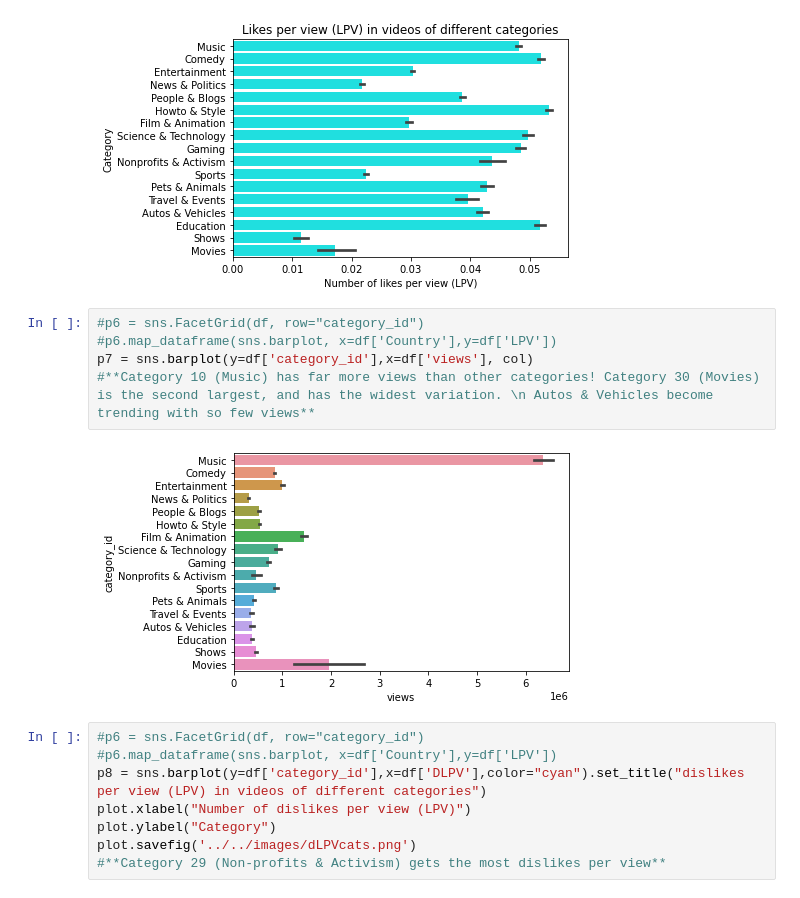
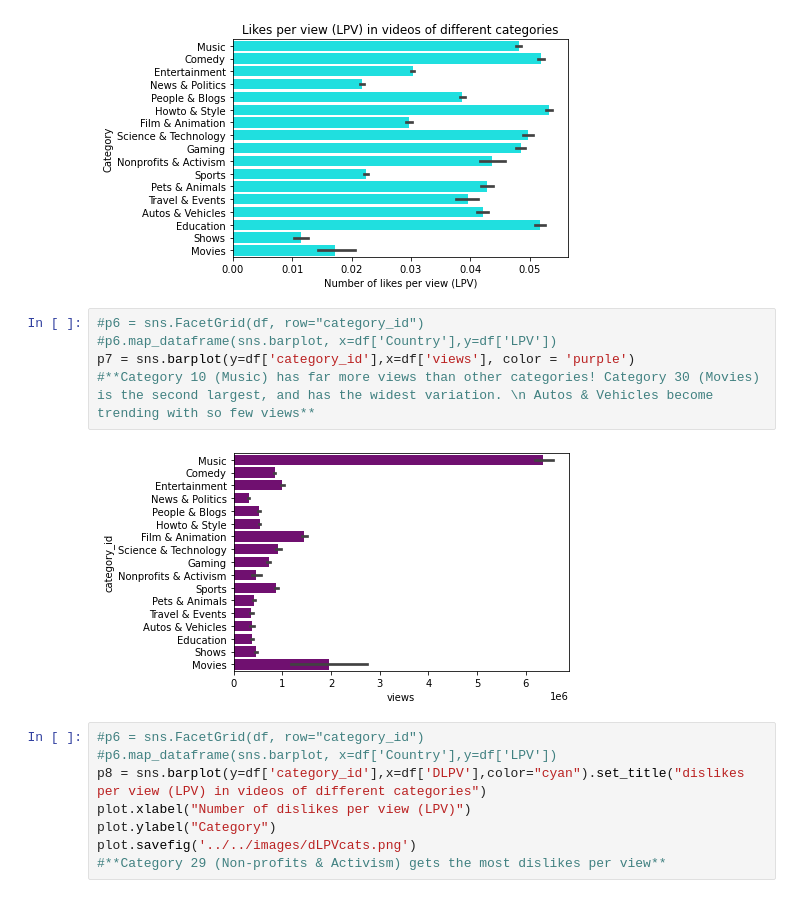
Before and after one commit to data301-2020-winter1/course-project-group_6013, a Jupyter notebook: analysis/guilherme(durvan)/milestone2.ipynb, the cells around one changed output. Saved outputs shown, nothing was run; the diff lists cells and outputs as text.

```diff
--- a/analysis/guilherme(durvan)/milestone2.ipynb
+++ b/analysis/guilherme(durvan)/milestone2.ipynb
@@ -84,10 +102,10 @@ plot.savefig('../../images/LPVcats.png')
 # %%
 #p6 = sns.FacetGrid(df, row="category_id")
 #p6.map_dataframe(sns.barplot, x=df['Country'],y=df['LPV'])
-p7 = sns.barplot(y=df['category_id'],x=df['views'], col)
+p7 = sns.barplot(y=df['category_id'],x=df['views'], color = 'purple')
 #**Category 10 (Music) has far more views than other categories! Category 30 (Movies) is the second largest, and has the widest variation. \n Autos & Vehicles become trending with so few views**
 # %% [output]
-[figure, old version]
+[figure, new version]
 # %%
 #p6 = sns.FacetGrid(df, row="category_id")
 #p6.map_dataframe(sns.barplot, x=df['Country'],y=df['LPV'])
```
Also changed, not shown: parts of 2 cells of this notebook.
